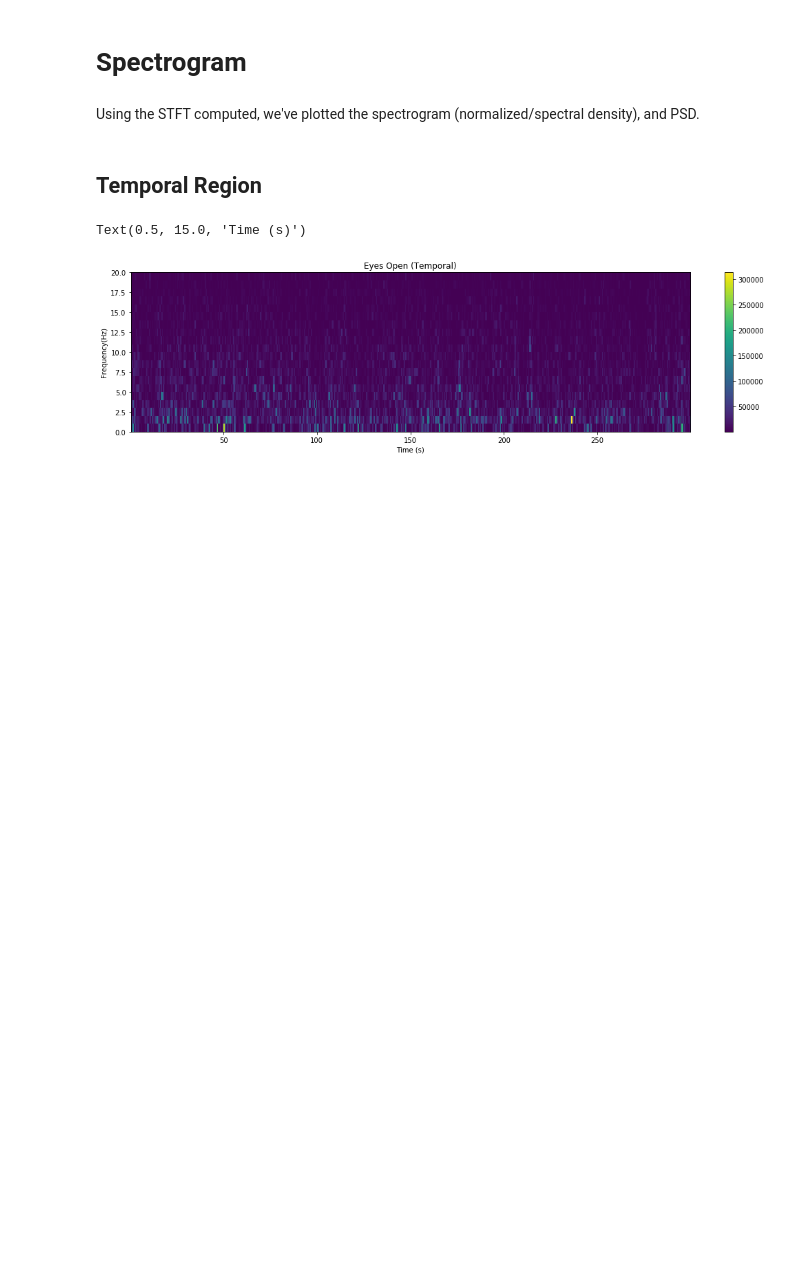
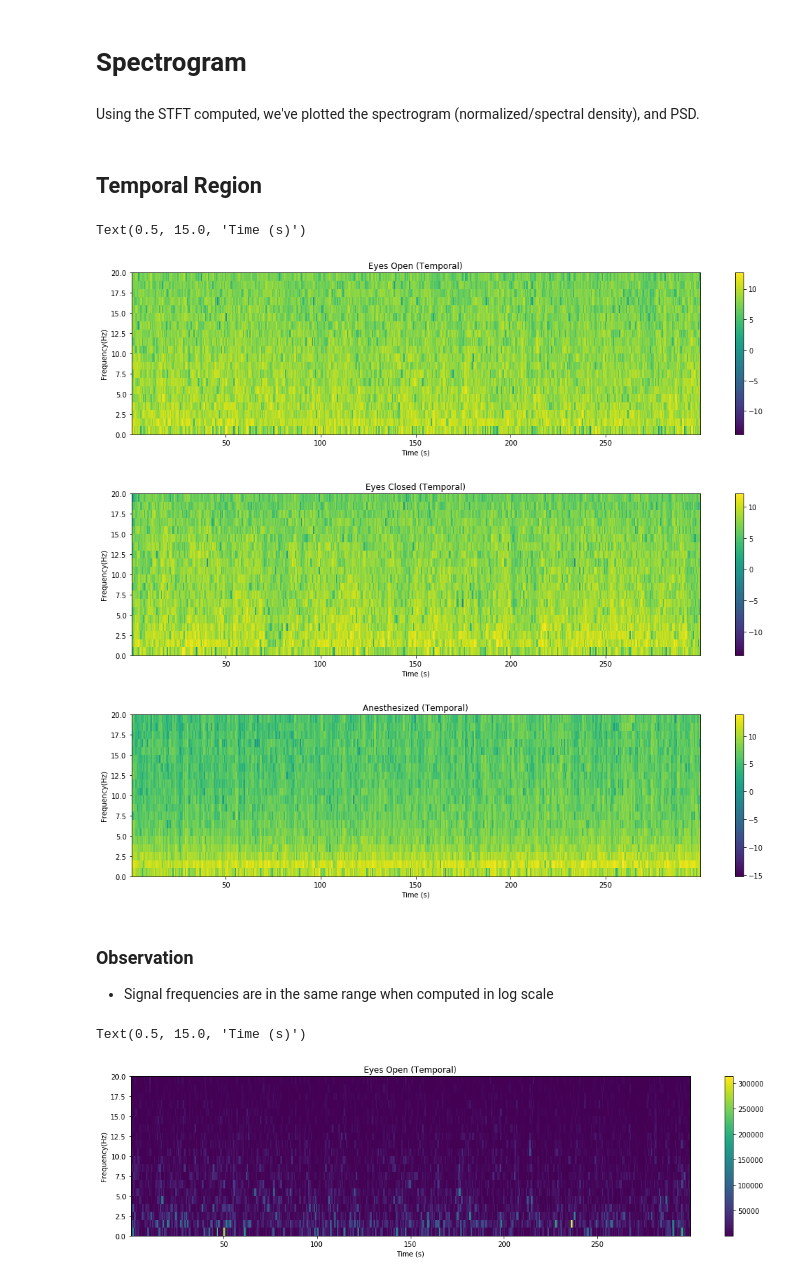
Before and after one commit to fagan2888/COGS118C, a Jupyter notebook: Assignments/project_data/COGS118C-Final-Presentation-Monkey-Data-Analysis.ipynb, the cells around one changed output. Saved outputs shown, nothing was run; the diff lists cells and outputs as text; code cells hidden in the pictures; blank space fills up the shorter version.

```diff
--- a/Assignments/project_data/COGS118C-Final-Presentation-Monkey-Data-Analysis.ipynb
+++ b/Assignments/project_data/COGS118C-Final-Presentation-Monkey-Data-Analysis.ipynb
@@ -173,4 +177,26 @@ def spectrogram_data (data):
 temp_anes = monkey_ecog_data['ecog_anes'][2]
 temp_eyesclosed = monkey_ecog_data['ecog_eyesclosed'][2]
 temp_eyesopen = monkey_ecog_data['ecog_eyesopen'][2]
+# %%
+# Log scale
+f_sp, t_sp, open_sp = spectrogram_data(temp_eyesopen)
+plot_spectrogram(np.log(open_sp), t_sp, f_sp, freq_lims=[0,20], plot_db=False)
+plt.title('Eyes Open (Temporal)');
+plt.xlabel('Time (s)')
+f_sp, t_sp, closed_sp = spectrogram_data(temp_eyesclosed)
+plot_spectrogram(np.log(closed_sp), t_sp, f_sp, freq_lims=[0,20], plot_db=False)
+plt.title('Eyes Closed (Temporal)');
+plt.xlabel('Time (s)')
+f_sp, t_sp, anes_sp = spectrogram_data(temp_anes)
+plot_spectrogram(np.log(anes_sp), t_sp, f_sp, freq_lims=[0,20], plot_db=False)
+plt.title('Anesthesized (Temporal)');
+plt.xlabel('Time (s)')
+# %% [output]
+Text(0.5, 15.0, 'Time (s)')
+[figure, added]
+[figure, added]
+[figure, added]
+# %% [markdown]
+### Observation
+- Signal frequencies are in the same range when computed in log scale
 # %%
```
Also changed, not shown: parts of 7 cells of this notebook.
